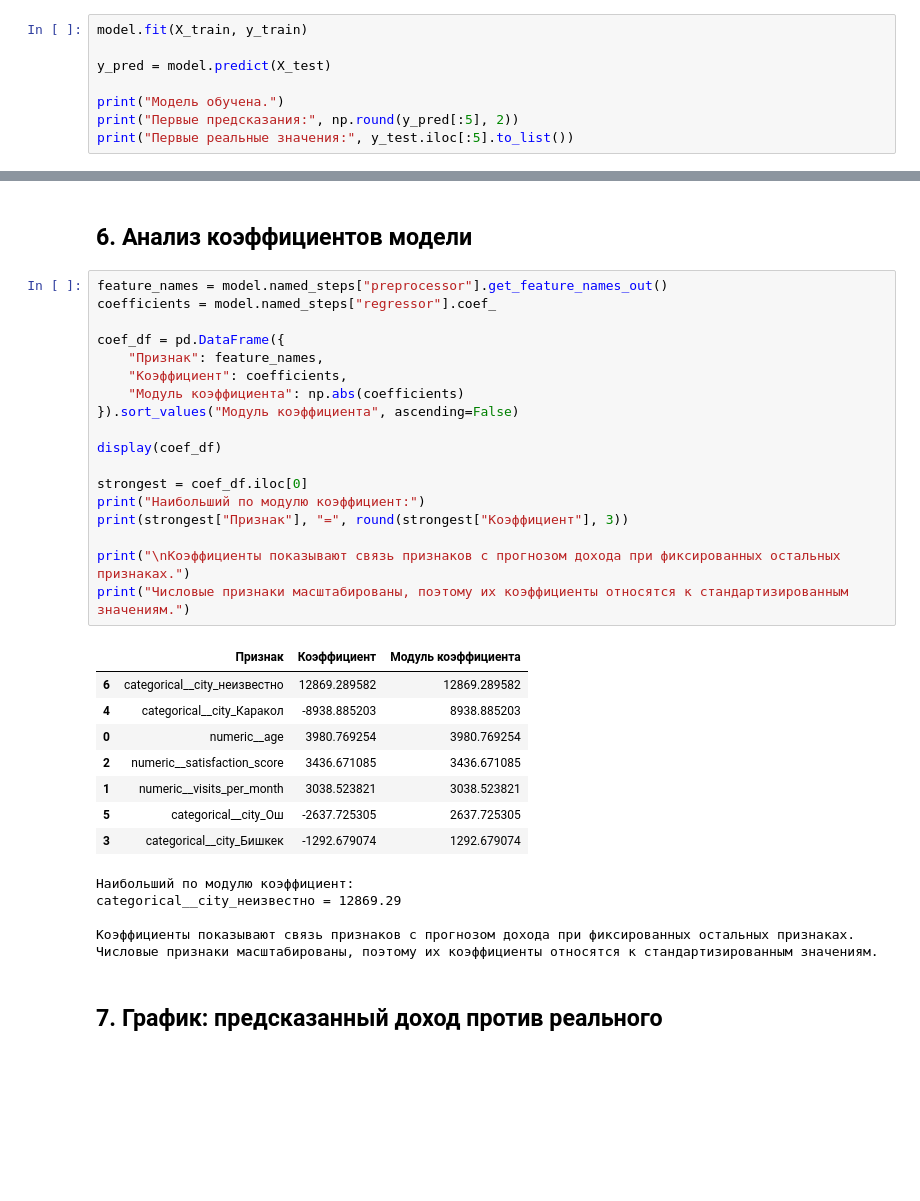
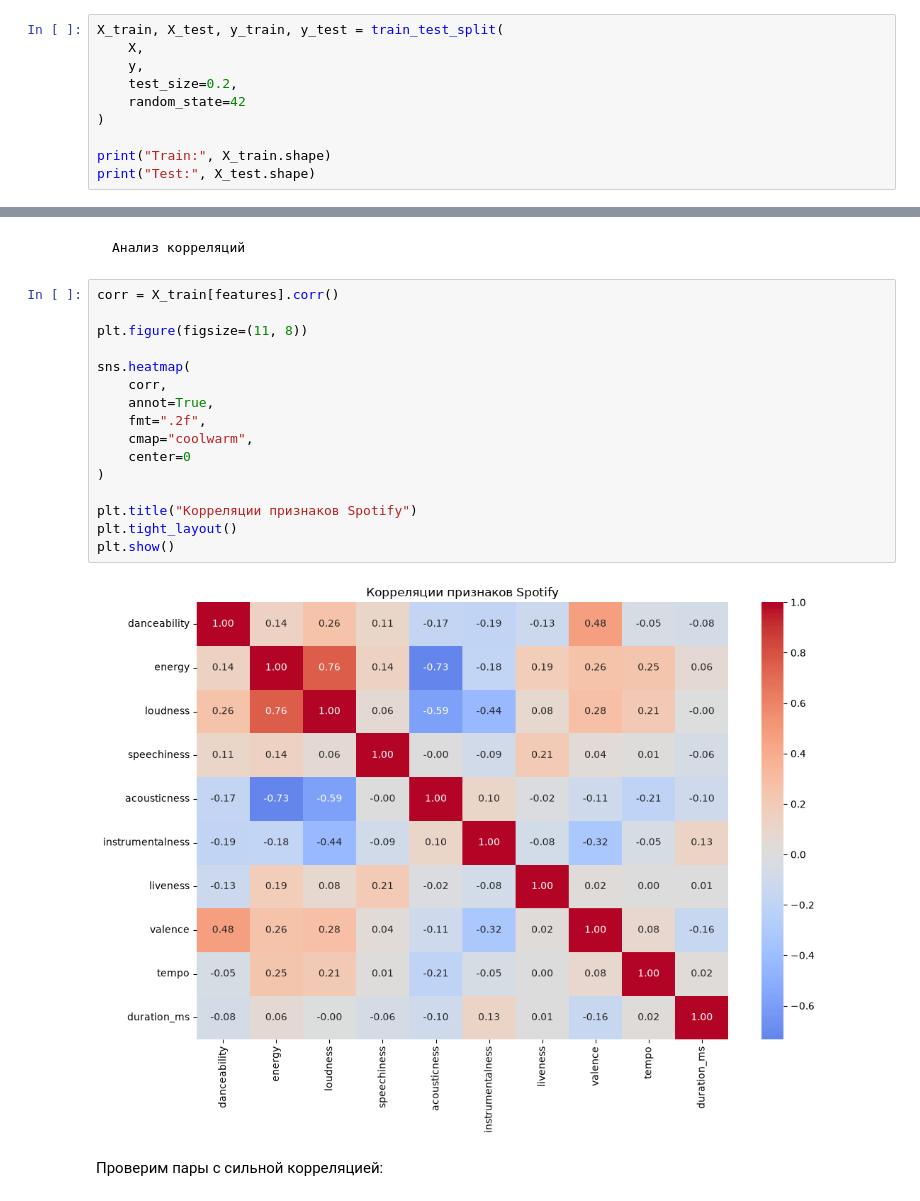
Before and after one commit to Arsen-Almasov/PRAKTIKA, a Jupyter notebook: PR4/notebook.ipynb, the cells around one changed output, grey strips where cells are left out. Drawn from its saved outputs; the diff is of its cells as text; blank space fills up the shorter version.

```diff
--- a/PR4/notebook.ipynb
+++ b/PR4/notebook.ipynb
@@ -101,9 +80,11 @@ print("Пайплайн предобработки и модель создан
 # %%
-model.fit(X_train, y_train)
+X_train, X_test, y_train, y_test = train_test_split(
+    X,
+    y,
+    test_size=0.2,
+    random_state=42
+)
 
-y_pred = model.predict(X_test)
-
-print("Модель обучена.")
-print("Первые предсказания:", np.round(y_pred[:5], 2))
-print("Первые реальные значения:", y_test.iloc[:5].to_list())
+print("Train:", X_train.shape)
+print("Test:", X_test.shape)
 # %% [output]
@@ -137,37 +123,23 @@ R² меньше нуля: на тестовых данных модель ра
 # %% [markdown]
-## 6. Анализ коэффициентов модели
+	Анализ корреляций
 # %%
-feature_names = model.named_steps["preprocessor"].get_feature_names_out()
-coefficients = model.named_steps["regressor"].coef_
+corr = X_train[features].corr()
 
-coef_df = pd.DataFrame({
-    "Признак": feature_names,
-    "Коэффициент": coefficients,
-    "Модуль коэффициента": np.abs(coefficients)
-}).sort_values("Модуль коэффициента", ascending=False)
+plt.figure(figsize=(11, 8))
 
-display(coef_df)
+sns.heatmap(
+    corr,
+    annot=True,
+    fmt=".2f",
+    cmap="coolwarm",
+    center=0
+)
 
-strongest = coef_df.iloc[0]
-print("Наибольший по модулю коэффициент:")
-print(strongest["Признак"], "=", round(strongest["Коэффициент"], 3))
-
-print("\nКоэффициенты показывают связь признаков с прогнозом дохода при фиксированных остальных признаках.")
-print("Числовые признаки масштабированы, поэтому их коэффициенты относятся к стандартизированным значениям.")
+plt.title("Корреляции признаков Spotify")
+plt.tight_layout()
+plt.show()
 # %% [output]
-|  | Признак | Коэффициент | Модуль коэффициента |
-| 6 | categorical__city_неизвестно | 12869.289582 | 12869.289582 |
-| 4 | categorical__city_Каракол | -8938.885203 | 8938.885203 |
-| 0 | numeric__age | 3980.769254 | 3980.769254 |
-| 2 | numeric__satisfaction_score | 3436.671085 | 3436.671085 |
-| 1 | numeric__visits_per_month | 3038.523821 | 3038.523821 |
-| 5 | categorical__city_Ош | -2637.725305 | 2637.725305 |
-| 3 | categorical__city_Бишкек | -1292.679074 | 1292.679074 |
-Наибольший по модулю коэффициент:
-categorical__city_неизвестно = 12869.29
-
-Коэффициенты показывают связь признаков с прогнозом дохода при фиксированных остальных признаках.
-Числовые признаки масштабированы, поэтому их коэффициенты относятся к стандартизированным значениям.
+[figure, added]
 # %% [markdown]
-## 7. График: предсказанный доход против реального
+Проверим пары с сильной корреляцией:
 # %%
```
Also changed, not shown: parts of 24 cells of this notebook.
